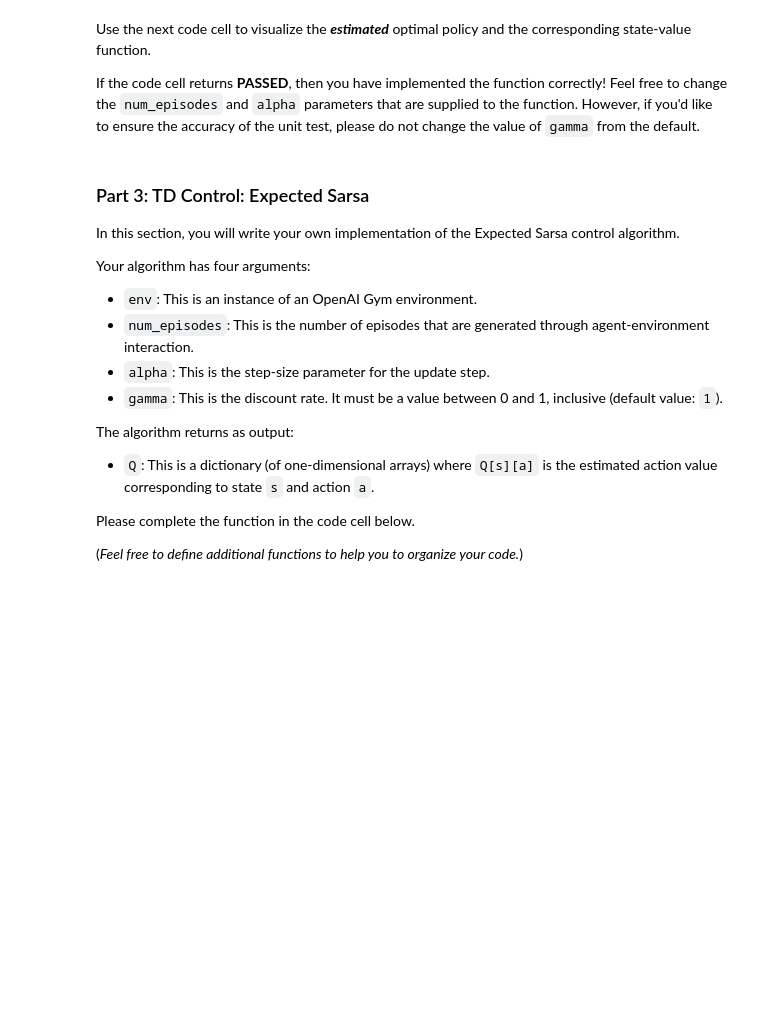
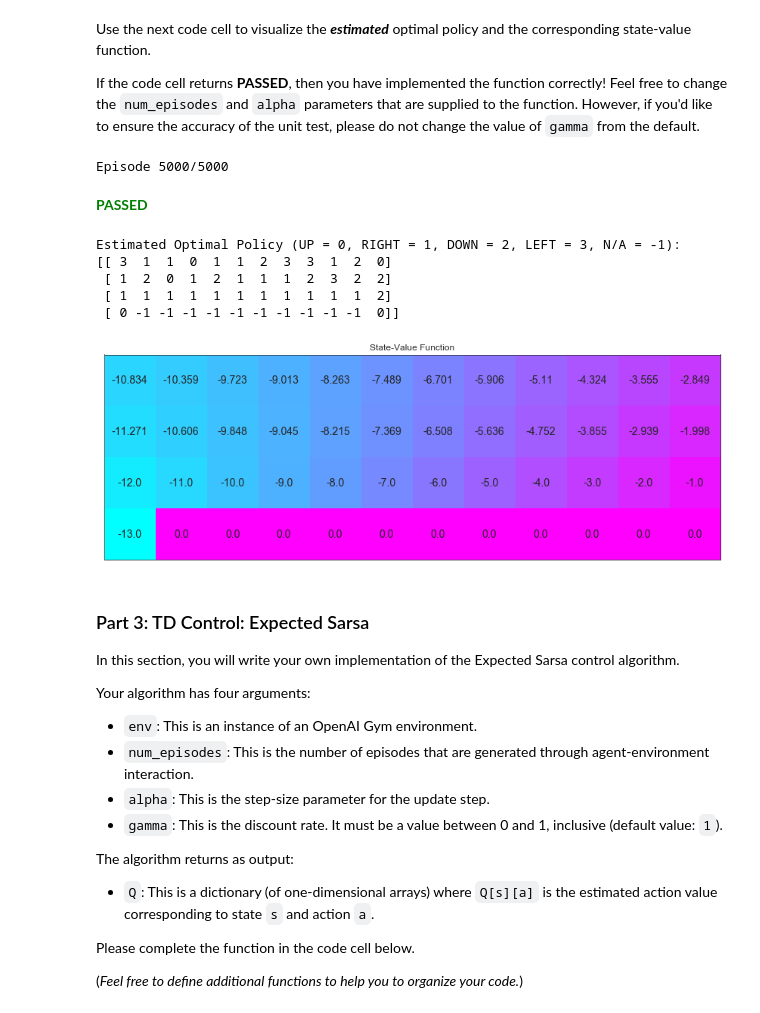
Before and after one commit to postBG/deep-reinforcement-learning, a Jupyter notebook: temporal-difference/Temporal_Difference.ipynb, the cells around one changed output. Saved outputs shown, nothing was run; the diff lists cells and outputs as text; code cells hidden in the pictures; blank space fills up the shorter version.

```diff
--- a/temporal-difference/Temporal_Difference.ipynb
+++ b/temporal-difference/Temporal_Difference.ipynb
@@ -88,7 +92,7 @@ def get_epsilon_greedy_prob(action_values, epsilon):
 # %%
 def update_Q_sarsa(Q, state, action, reward, alpha, gamma, next_state=None, next_action=None):
-    expected_next_q_value = Q[next_state][next_action] if next_state else 0.
-    return Q[state][action] + alpha * (reward + gamma * expected_next_q_value - Q[state][action])
+    Qsa_next = Q[next_state][next_action] if next_state is not None else 0.
+    return Q[state][action] + alpha * (reward + gamma * Qsa_next - Q[state][action])
 # %%
 def sarsa(env, num_episodes, alpha, gamma=1.0, plot_every=100):
     # initialize action-value function (empty dictionary of arrays)
@@ -107,9 +111,9 @@ def sarsa(env, num_episodes, alpha, gamma=1.0, plot_every=100):
             sys.stdout.flush()
 
         score = 0
-        epsilon = 1 / i_episode
+        epsilon = 1. / i_episode
         state = env.reset()
-        action = np.random.choice(np.arange(nA), p=get_epsilon_greedy_prob(Q[state], epsilon))
+        action = choose_epsilon_greedy_action(Q[state], epsilon, nA)
         while True:
             next_state, reward, done, info = env.step(action)
             score += reward # for monitoring score
@@ -119,7 +123,7 @@ def sarsa(env, num_episodes, alpha, gamma=1.0, plot_every=100):
                 tmp_scores.append(score)    # for monitoring score
                 break
 
-            next_action = np.random.choice(np.arange(nA), p=get_epsilon_greedy_prob(Q[next_state], epsilon))
+            next_action = choose_epsilon_greedy_action(Q[next_state], epsilon, nA)
             Q[state][action] = update_Q_sarsa(Q, state, action, reward, alpha, gamma, next_state, next_action)
             state = next_state
             action = next_action
@@ -169,8 +184,8 @@ Please complete the function in the code cell below.
 (_Feel free to define additional functions to help you to organize your code._)
 # %%
 def update_Q_sarsa_max(Q, state, action, reward, alpha, gamma, next_state=None):
-    expected_next_q_value = np.max(Q[next_state]) if next_state else 0.
-    return Q[state][action] + alpha * (reward + gamma * expected_next_q_value - Q[state][action])
+    Qsa_next = np.max(Q[next_state]) if next_state is not None else 0.
+    return Q[state][action] + alpha * (reward + gamma * Qsa_next - Q[state][action])
 # %%
 def q_learning(env, num_episodes, alpha, gamma=1.0):
     # initialize action-value function (empty dictionary of arrays)
@@ -187,15 +202,12 @@ def q_learning(env, num_episodes, alpha, gamma=1.0):
         epsilon = 1 / i_episode
         state = env.reset()
         while True:
-            action = np.random.choice(np.arange(nA), p=get_epsilon_greedy_prob(Q[state], epsilon))
+            action = choose_epsilon_greedy_action(Q[state], epsilon, nA)
             next_state, reward, done, info = env.step(action)
-
-            if done:
-                Q[state][action] = update_Q_sarsa_max(Q, state, action, reward, alpha, gamma)
-                break
-
             Q[state][action] = update_Q_sarsa_max(Q, state, action, reward, alpha, gamma, next_state)
             state = next_state
+            if done:
+                break
     return Q
 # %% [markdown]
 Use the next code cell to visualize the **_estimated_** optimal policy and the corresponding state-value function.
@@ -203,16 +215,25 @@ Use the next code cell to visualize the **_estimated_** optimal policy and the c
 If the code cell returns **PASSED**, then you have implemented the function correctly!  Feel free to change the `num_episodes` and `alpha` parameters that are supplied to the function.  However, if you'd like to ensure the accuracy of the unit test, please do not change the value of `gamma` from the default.
 # %%
 # obtain the estimated optimal policy and corresponding action-value function
-Q_sarsamax = q_learning(env, 500, .01)
+Q_sarsamax = q_learning(env, 5000, .01)
 
 # print the estimated optimal policy
 policy_sarsamax = np.array([np.argmax(Q_sarsamax[key]) if key in Q_sarsamax else -1 for key in np.arange(48)]).reshape((4,12))
 check_test.run_check('td_control_check', policy_sarsamax)
 print("\nEstimated Optimal Policy (UP = 0, RIGHT = 1, DOWN = 2, LEFT = 3, N/A = -1):")
 print(policy_sarsamax)
 
 # plot the estimated optimal state-value function
 plot_values([np.max(Q_sarsamax[key]) if key in Q_sarsamax else 0 for key in np.arange(48)])
+# %% [output]
+Episode 5000/5000
+**<span style="color: green;">PASSED</span>**
+Estimated Optimal Policy (UP = 0, RIGHT = 1, DOWN = 2, LEFT = 3, N/A = -1):
+[[ 3  1  1  0  1  1  2  3  3  1  2  0]
+ [ 1  2  0  1  2  1  1  1  2  3  2  2]
+ [ 1  1  1  1  1  1  1  1  1  1  1  2]
+ [ 0 -1 -1 -1 -1 -1 -1 -1 -1 -1 -1  0]]
+[figure, added]
 # %% [markdown]
 ### Part 3: TD Control: Expected Sarsa
 
```
Also changed, not shown: parts of 10 cells of this notebook, 1 other file.
